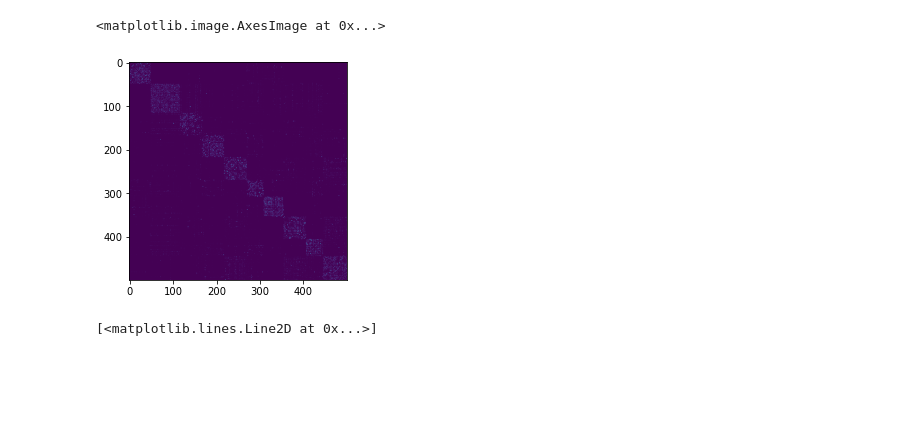
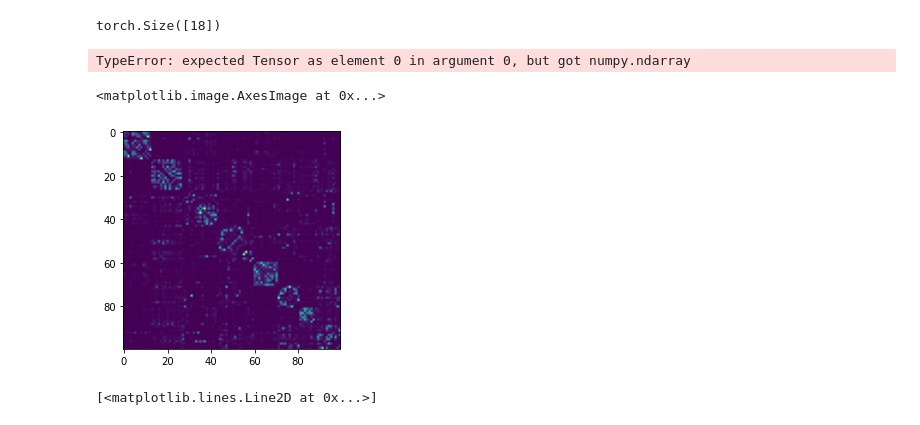
Before and after one commit to jku-vds-lab/paradime, a Jupyter notebook: playground.ipynb, the cells around one changed output. Drawn from its saved outputs; the diff is of its cells as text; code cells hidden in the pictures; blank space fills up the shorter version.

```diff
--- a/playground.ipynb
+++ b/playground.ipynb
@@ -20,17 +22,18 @@ mnist = torchvision.datasets.MNIST(
 )
 # %%
 testdata = mnist.data.reshape(-1, 28*28) / 255.
-testdata = testdata[:500][np.argsort(mnist.targets[:500])]
+testdata = testdata[:100][np.argsort(mnist.targets[:100])]
+testlabels = np.sort(mnist.targets[:100])
 # %%
 diss = NeighborBasedPDist(
     verbose=True,
     transform=[
-        PerplexityBased(30, verbose=True),
+        PerplexityBased(15, verbose=True),
         Symmetrize('tsne'),
         # NormalizeRows(),
         Normalize()
     ]
 )
 # %%
-foo = diss.compute_affinities(testdata)
+foo = diss.compute_relations(testdata)
 # %% [output]
@@ -39,9 +80,19 @@ foo = diss.compute_affinities(testdata)
+# %%
+my_collate(bar)['rel'].shape
+# %% [output]
+torch.Size([18])
+# %%
+bar = my_collate(
+    [ negedge[i] for i in [0, 1,5, 75] ]
+)
+# %% [output]
+TypeError: expected Tensor as element 0 in argument 0, but got numpy.ndarray
 # %%
-myps = foo.diss.toarray()
+myps = foo.data.toarray()
 plt.imshow(myps)
 # %% [output]
 <matplotlib.image.AxesImage at 0x...>
-[figure, old version]
+[figure, new version]
 # %%
 import openTSNE
 # %%
```
Also changed, not shown: parts of 6 cells of this notebook, 2 other files.
